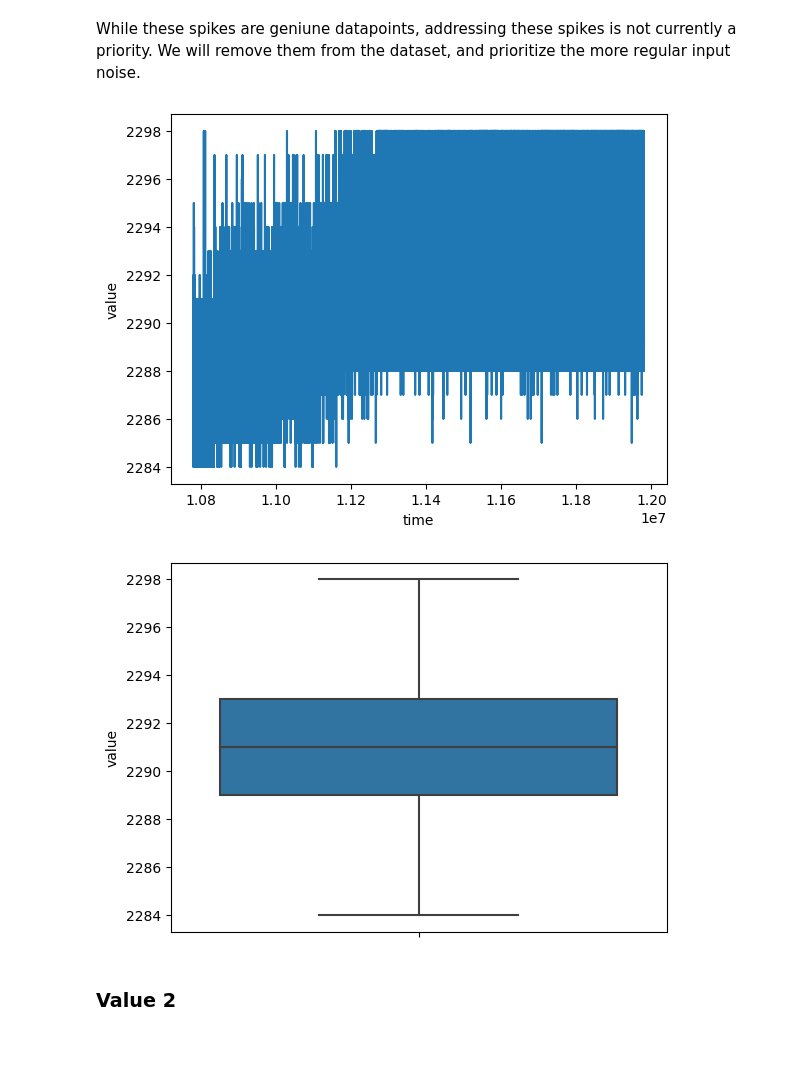
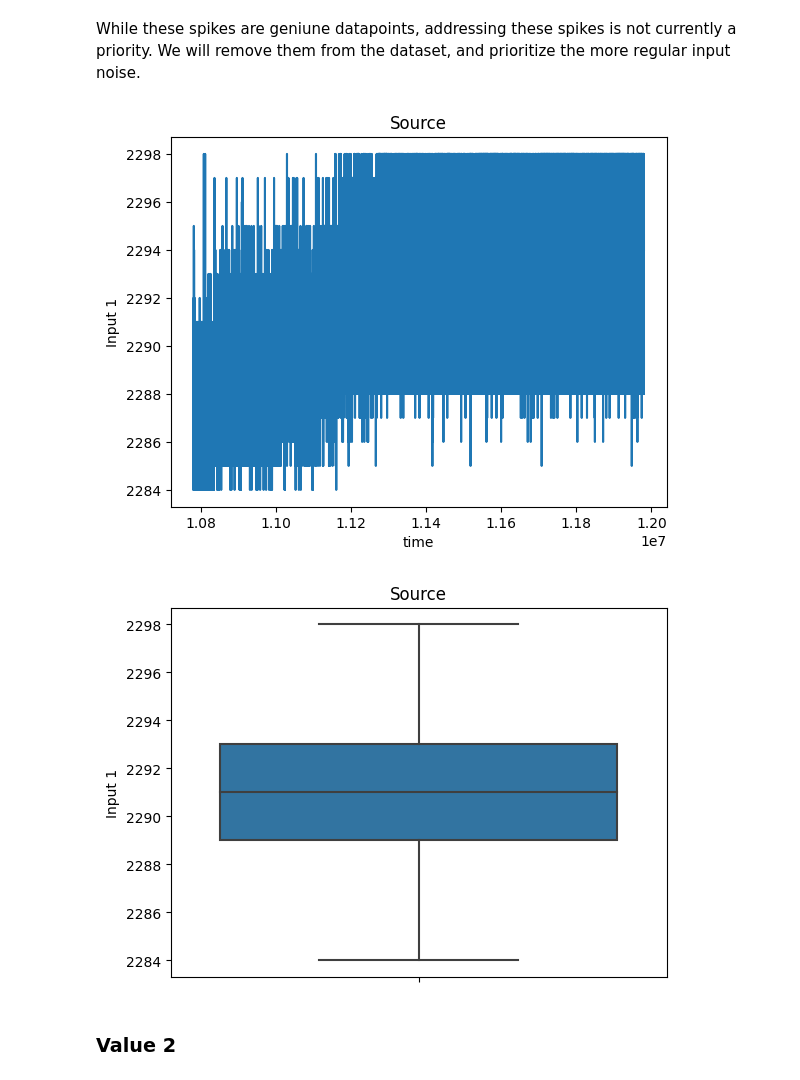
Before and after one commit to nosknut/statistics-project-h2022, a Jupyter notebook: analysis/analysis.ipynb, the cells around one changed output. Saved outputs shown, nothing was run; the diff lists cells and outputs as text; code cells hidden in the pictures; blank space fills up the shorter version.

```diff
--- a/analysis/analysis.ipynb
+++ b/analysis/analysis.ipynb
@@ -114,13 +120,18 @@ While these spikes are geniune datapoints, addressing these spikes is not curren
 base_source_data = base_source_data.query("value < value.quantile(.999)")
 base_source_data = base_source_data.query("value > value.quantile(.001)")
 # %%
+plt.title("Source")
 sns.lineplot(x="time", y="value", data=base_source_data)
+plt.ylabel("Input 1")
 plt.show()
+
+plt.title("Source")
 sns.boxplot(y="value", data=base_source_data)
+plt.ylabel("Input 1")
 plt.show()
 # %% [output]
-[figure, old version]
+[figure, new version]
-[figure, old version]
+[figure, new version]
 # %% [markdown]
 ### Value 2
 # %%
```
Also changed, not shown: parts of 49 cells of this notebook.
